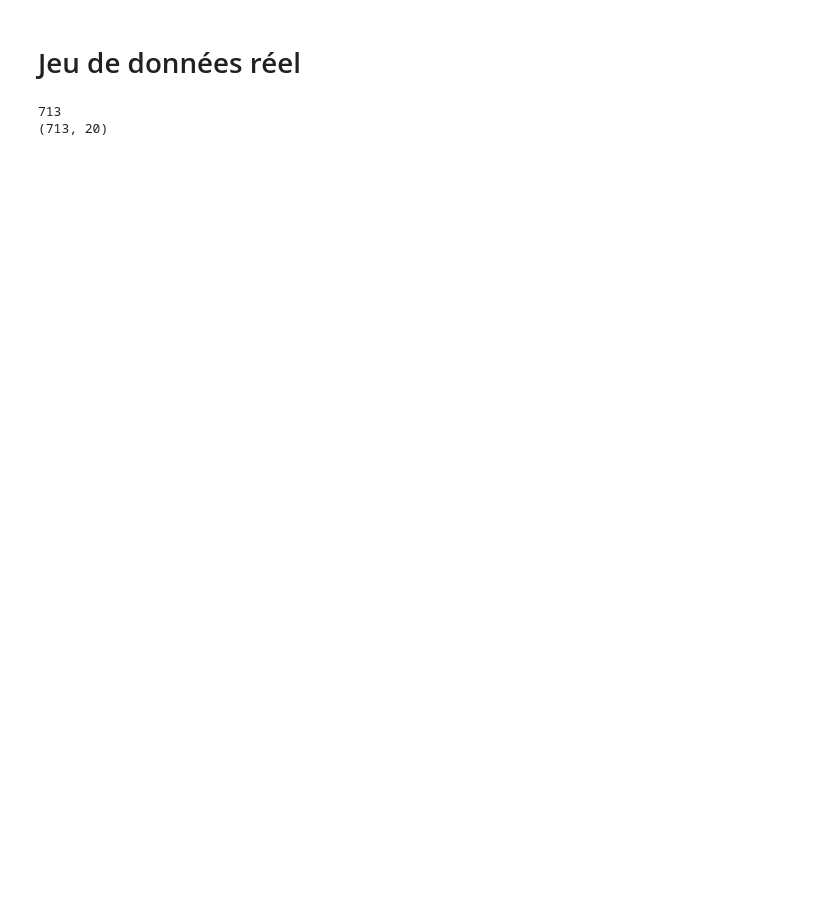
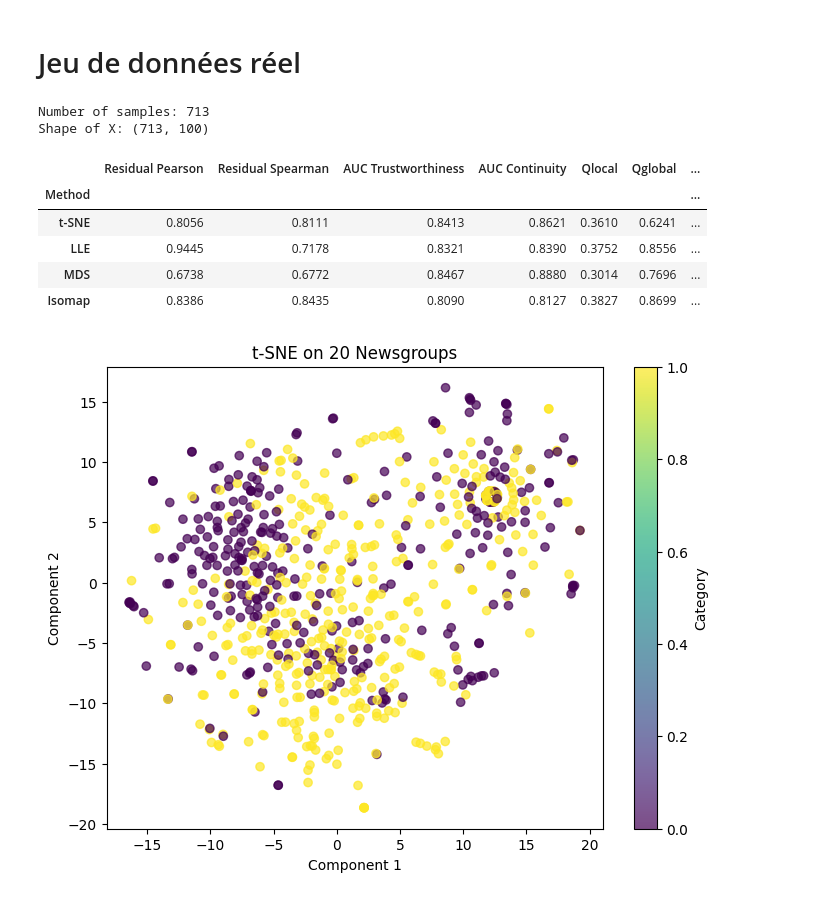
Before and after one commit to ChapponE/A-Comparative-Study-of-Dimensionality-Reduction-Techniques-for-Labelled-Datasets, a Jupyter notebook: projet.ipynb, the cells around one changed output. Drawn from its saved outputs; the diff is of its cells as text; code cells hidden in the pictures; blank space fills up the shorter version.

```diff
--- a/projet.ipynb
+++ b/projet.ipynb
@@ -210,43 +210,78 @@ t-SNE est très bon pour préserver la structure locale et visualiser des cluste
 # %% [markdown]
 # Jeu de données réel
 # %%
+# !!! Ne pas compiler ça dure 1h30.
 from sklearn.datasets import fetch_20newsgroups
 from sklearn.feature_extraction.text import TfidfVectorizer
 import matplotlib.pyplot as plt
+from evaluator import evaluate_all_methods
+from reduction_methods import apply_tsne, apply_lle, apply_isomap, apply_mds
+from IPython.display import display
 
 # Load the 20 Newsgroups dataset
-# Load a smaller subset of the dataset
 categories = ['alt.atheism', 'sci.space']  # Specify categories of interest
-newsgroups = fetch_20newsgroups(subset='test', categories=categories, remove=('headers', 'footers', 'quotes'))
-print(len(newsgroups.data))
-vectorizer = TfidfVectorizer(max_features=20)
+newsgroups = fetch_20newsgroups(
+    subset='test',
+    categories=categories,
+    remove=('headers', 'footers', 'quotes')
+)
+print(f"Number of samples: {len(newsgroups.data)}")
 
+# Vectorize the text data using TF-IDF
+vectorizer = TfidfVectorizer(max_features=100)
 X = vectorizer.fit_transform(newsgroups.data).toarray()
 y = newsgroups.target
-print(X.shape)
-# Apply dimensionality reduction methods
-X_tsne = apply_tsne(X, n_components=2)
-X_lle = apply_lle(X, n_components=2)
-X_isomap = apply_isomap(X, n_components=2)
-X_mds = apply_mds(X, n_components=2)
+print(f"Shape of X: {X.shape}")
 
-# Function to plot the results
-def plot_embedding(X, title):
+# Define the dimensionality reduction methods to evaluate
+method_names = ['t-SNE', 'LLE', 'MDS', 'Isomap']
+
+# Evaluate all methods using the evaluator
+results = evaluate_all_methods(
+    X_original=X,
+    method_names=method_names,
+    labels=y,
+    n_neighbors= 15
+)
+
+# Display the evaluation results
+display(results)
+
+# Function to plot the reduced embeddings
+def plot_embedding(X_reduced, title):
     plt.figure(figsize=(8, 6))
-    plt.scatter(X[:, 0], X[:, 1], c=y, cmap='viridis', alpha=0.7)
+    scatter = plt.scatter(
+        X_reduced[:, 0],
+        X_reduced[:, 1],
+        c=y,
+        cmap='viridis',
+        alpha=0.7
+    )
     plt.title(title)
     plt.xlabel("Component 1")
     plt.ylabel("Component 2")
-    plt.colorbar()
+    plt.colorbar(scatter, label='Category')
     plt.show()
 
-# Visualize the results
+# Apply dimensionality reduction methods and plot their embeddings
+X_tsne = apply_tsne(X, n_components=2)
 plot_embedding(X_tsne, "t-SNE on 20 Newsgroups")
+
+X_lle = apply_lle(X, n_components=2, n_neighbors=17)
 plot_embedding(X_lle, "LLE on 20 Newsgroups")
-plot_embedding(X_isomap, "PCA on 20 Newsgroups")
+
+X_isomap = apply_isomap(X, n_components=2, n_neighbors=13)
+plot_embedding(X_isomap, "Isomap on 20 Newsgroups")
+
+X_mds = apply_mds(X, n_components=2)
 plot_embedding(X_mds, "MDS on 20 Newsgroups")
-
-# Numeric results
 # %% [output]
-713
-(713, 20)
+Number of samples: 713
+Shape of X: (713, 100)
+|  | Residual Pearson | Residual Spearman | AUC Trustworthiness | AUC Continuity | Qlocal | Qglobal | ... |
+| Method |  |  |  |  |  |  | ... |
+| t-SNE | 0.8056 | 0.8111 | 0.8413 | 0.8621 | 0.3610 | 0.6241 | ... |
+| LLE | 0.9445 | 0.7178 | 0.8321 | 0.8390 | 0.3752 | 0.8556 | ... |
+| MDS | 0.6738 | 0.6772 | 0.8467 | 0.8880 | 0.3014 | 0.7696 | ... |
+| Isomap | 0.8386 | 0.8435 | 0.8090 | 0.8127 | 0.3827 | 0.8699 | ... |
+[figure, added]
```
Also changed, not shown: parts of 3 cells of this notebook.
